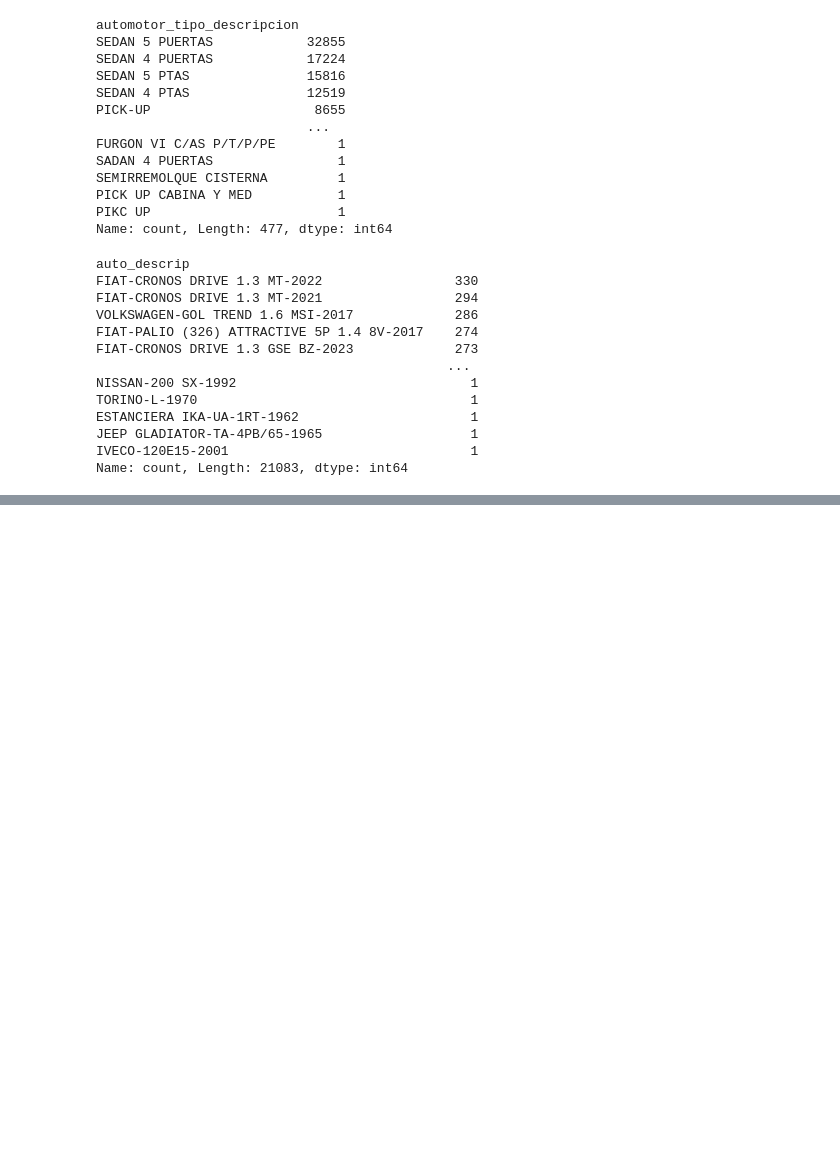
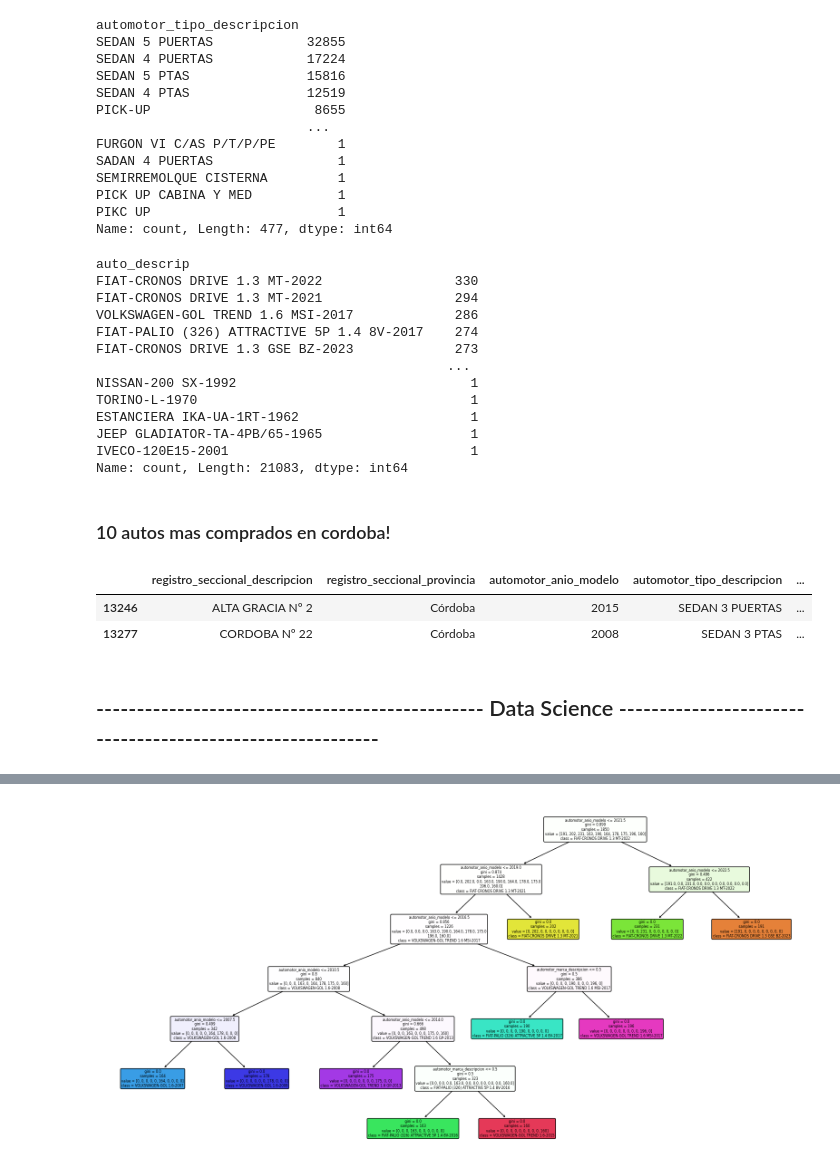
Before and after one commit to PabloBertorello/Transferencias, a Jupyter notebook: transfer.ipynb, the cells around one changed output, grey strips where cells are left out. Drawn from its saved outputs; the diff is of its cells as text; code cells hidden in the pictures; blank space fills up the shorter version.

```diff
--- a/transfer.ipynb
+++ b/transfer.ipynb
@@ -773,3 +808,5 @@ df_cordoba
 | 3965437 | TRANSFERENCIA NACIONAL | 2022-12-29 | 1994-02-24 | 4074 | CORDOBA Nº 21 | ... |
 | 3965440 | TRANSFERENCIA IMPORTADO | 2022-12-29 | 2012-11-09 | 4074 | CORDOBA Nº 21 | ... |
 128551 rows × 26 columns
+# %%
+df_cordoba = df_cordoba[['registro_seccional_descripcion','registro_seccional_provincia','automotor_anio_modelo','automotor_tipo_descripcion','automotor_marca_descripcion','automotor_modelo_descripcion','automotor_uso_descripcion','titular_tipo_persona','titular_domicilio_localidad','titular_genero','titular_anio_nacimiento','auto_descrip','tramite_fecha']]
@@ -807,3 +860,75 @@ ESTANCIERA IKA-UA-1RT-1962                      1
 JEEP GLADIATOR-TA-4PB/65-1965                   1
 IVECO-120E15-2001                               1
 Name: count, Length: 21083, dtype: int64
+# %% [markdown]
+### 10 autos mas comprados en cordoba!
+# %%
+# Obtener los 10 valores más comunes en la columna 'auto_descrip'
+top_10_autos_Cordoba = df_cordoba['auto_descrip'].value_counts().head(10).index
+
+
+# Filtrar el DataFrame para que solo contenga los registros con los 10 valores más comunes
+df_top_10_autos_Cordoba = df_cordoba[df_cordoba['auto_descrip'].isin(top_10_autos_Cordoba)]
+# %%
+df_top_10_autos_Cordoba.head(2)
+# %% [output]
+|  | registro_seccional_descripcion | registro_seccional_provincia | automotor_anio_modelo | automotor_tipo_descripcion | ... |
+| 13246 | ALTA GRACIA Nº 2 | Córdoba | 2015 | SEDAN 3 PUERTAS | ... |
+| 13277 | CORDOBA Nº 22 | Córdoba | 2008 | SEDAN 3 PTAS | ... |
+# %% [markdown]
+## ------------------------------------------------ Data Science ----------------------------------------------------------
+# %%
+import pandas as pd
+from sklearn.model_selection import train_test_split
+from sklearn.tree import DecisionTreeClassifier
+from sklearn.preprocessing import LabelEncoder
+from sklearn import metrics
+import matplotlib.pyplot as plt
+from sklearn.tree import plot_tree
+
+# Supongamos que ya tienes el DataFrame cargado como df_cordoba
+
+# Selecciona las características (X) y la variable objetivo (y)
+X = df_top_10_autos_Cordoba[['automotor_anio_modelo', 'automotor_tipo_descripcion', 'automotor_marca_descripcion',
+                'automotor_uso_descripcion', 'titular_genero', 'titular_anio_nacimiento'
+            ]]
+y = df_top_10_autos_Cordoba['auto_descrip']  # Variable objetivo
+
+# Convierte las columnas categóricas a numéricas utilizando LabelEncoder y guarda las transformaciones
+label_encoders = {}
+for column in X.select_dtypes(include=['object']).columns:
+    le = LabelEncoder()
+    X[column] = le.fit_transform(X[column])
+    label_encoders[column] = le
+
+# Imprimir una tabla con los valores originales y codificados
+for column, le in label_encoders.items():
+    # Crea un DataFrame con los valores originales y sus codificaciones
+    original_values = X[column]
+    encoded_values = le.inverse_transform(original_values)
+
+    # Crea un DataFrame para mostrar las equivalencias
+    mapping_df = pd.DataFrame({'Original': encoded_values, 'Encoded': original_values})
+    print(f"Codificación de la columna '{column}':")
+    print(mapping_df.drop_duplicates().sort_values(by="Encoded").reset_index(drop=True))
+    print("\n" + "-"*40 + "\n")
+
+# Divide los datos en conjunto de entrenamiento y prueba
+X_train, X_test, y_train, y_test = train_test_split(X, y, test_size=0.3, random_state=42)
+
+# Crea y entrena el modelo de árbol de decisión
+clf = DecisionTreeClassifier(max_depth=10)
+clf = clf.fit(X_train, y_train)
+
+# Haz predicciones
+y_pred = clf.predict(X_test)
+
+# Calcula la precisión del modelo
+accuracy = metrics.accuracy_score(y_test, y_pred)
+print(f'Precisión del modelo: {accuracy}')
+
+# Visualiza el árbol de decisión
+plt.figure(figsize=(20,10))
+plot_tree(clf, filled=True, feature_names=X.columns, class_names=clf.classes_, rounded=True)
+plt.show()
+# %% [output]
@@ -809,0 +952 @@ Name: count, Length: 21083, dtype: int64
+[figure, added]
```
Also changed, not shown: parts of 40 cells of this notebook.
